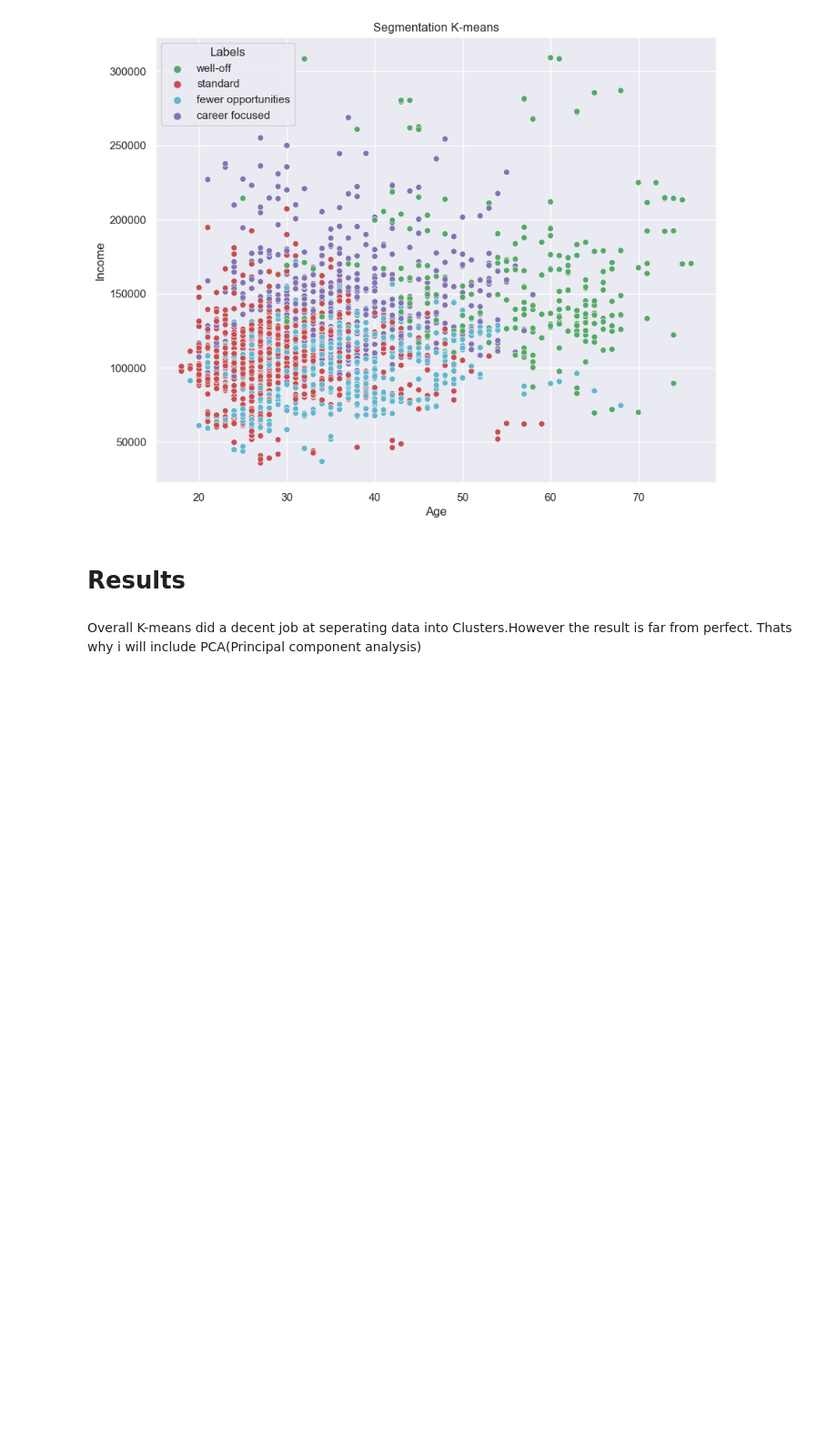
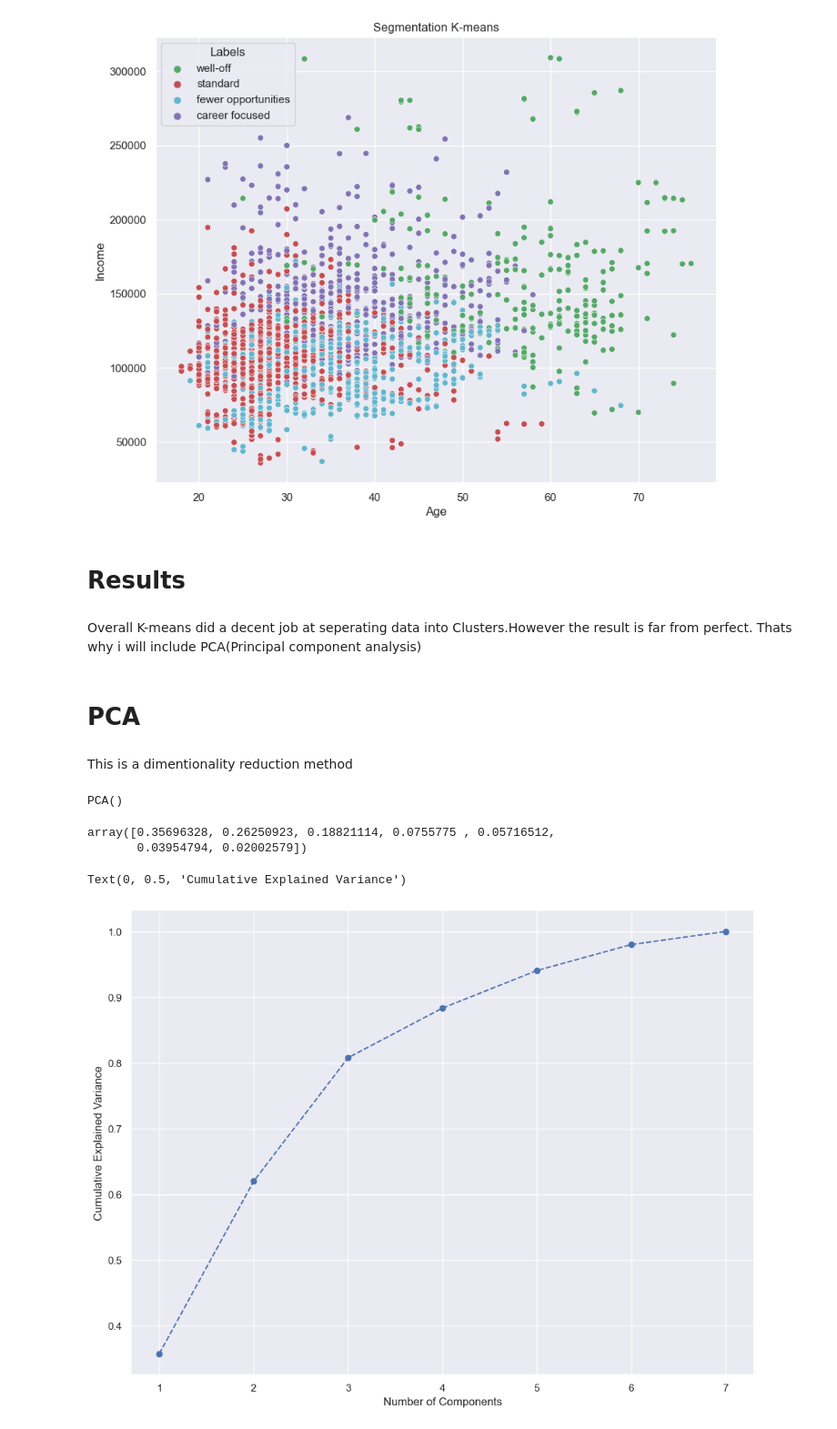
Before and after one commit to iliasstefanidis/Custmer-Analytics, a Jupyter notebook: Segmentation/Customer_Analytics_Portfolio.ipynb, the cells around one changed output. Shown at 91% size. Cells and saved outputs as stored; diff of their text form; code cells hidden in the pictures; blank space fills up the shorter version.

Commit message:
PCA
First Commit (PCA)

```diff
--- a/Segmentation/Customer_Analytics_Portfolio.ipynb
+++ b/Segmentation/Customer_Analytics_Portfolio.ipynb
@@ -177,3 +179,28 @@ plt.show()
 # Results
 # %% [markdown]
 Overall K-means did a decent job at seperating data into Clusters.However the result is far from perfect. Thats why i will include PCA(Principal component analysis)
+# %% [markdown]
+# PCA
+# %% [markdown]
+This is a dimentionality reduction method
+# %%
+pca=PCA()
+# %%
+pca.fit(segmentation_std)
+# %% [output]
+PCA()
+# %%
+pca.explained_variance_ratio_
+#First component explains 36% of the variability of the data
+# %% [output]
+array([0.35696328, 0.26250923, 0.18821114, 0.0755775 , 0.05716512,
+       0.03954794, 0.02002579])
+# %%
+plt.figure(figsize=(12,9))
+plt.plot(range(1,8),pca.explained_variance_ratio_.cumsum(),marker='o',linestyle='--')
+plt.xlabel('Explained Variance by Components')
+plt.xlabel('Number of Components')
+plt.ylabel('Cumulative Explained Variance')
+# %% [output]
+Text(0, 0.5, 'Cumulative Explained Variance')
+[figure, added]
```
Also changed, not shown: parts of 3 cells of this notebook.
